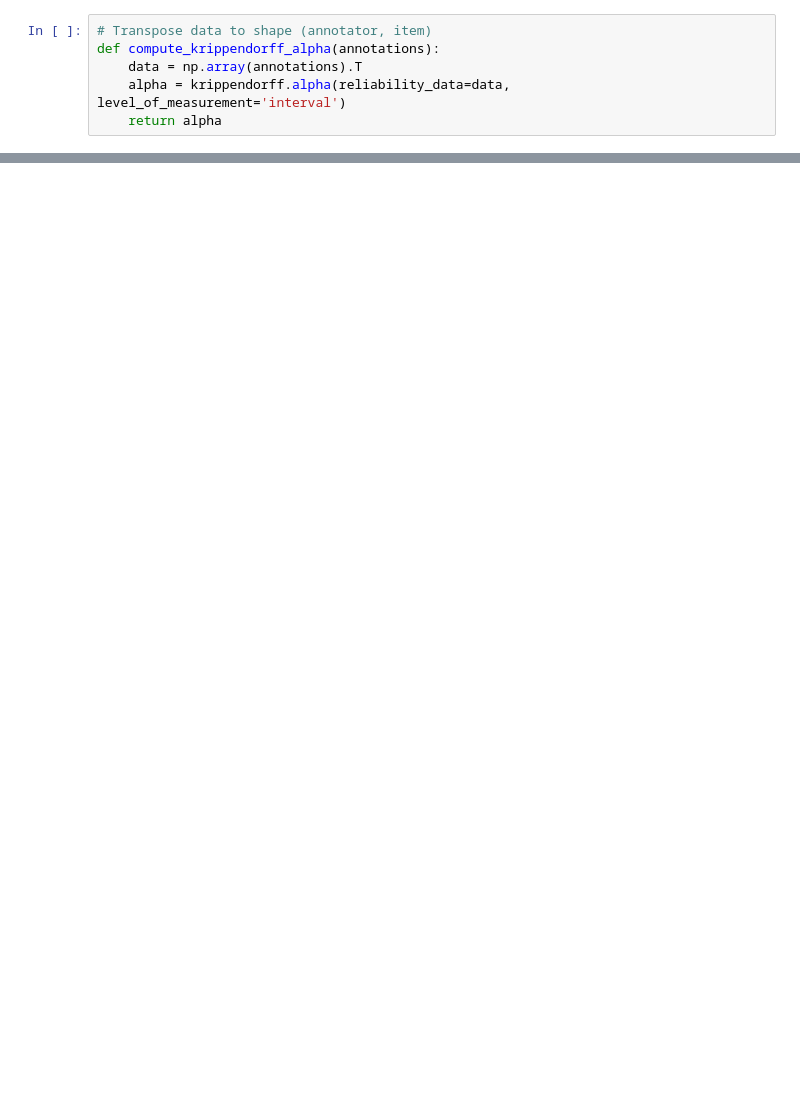
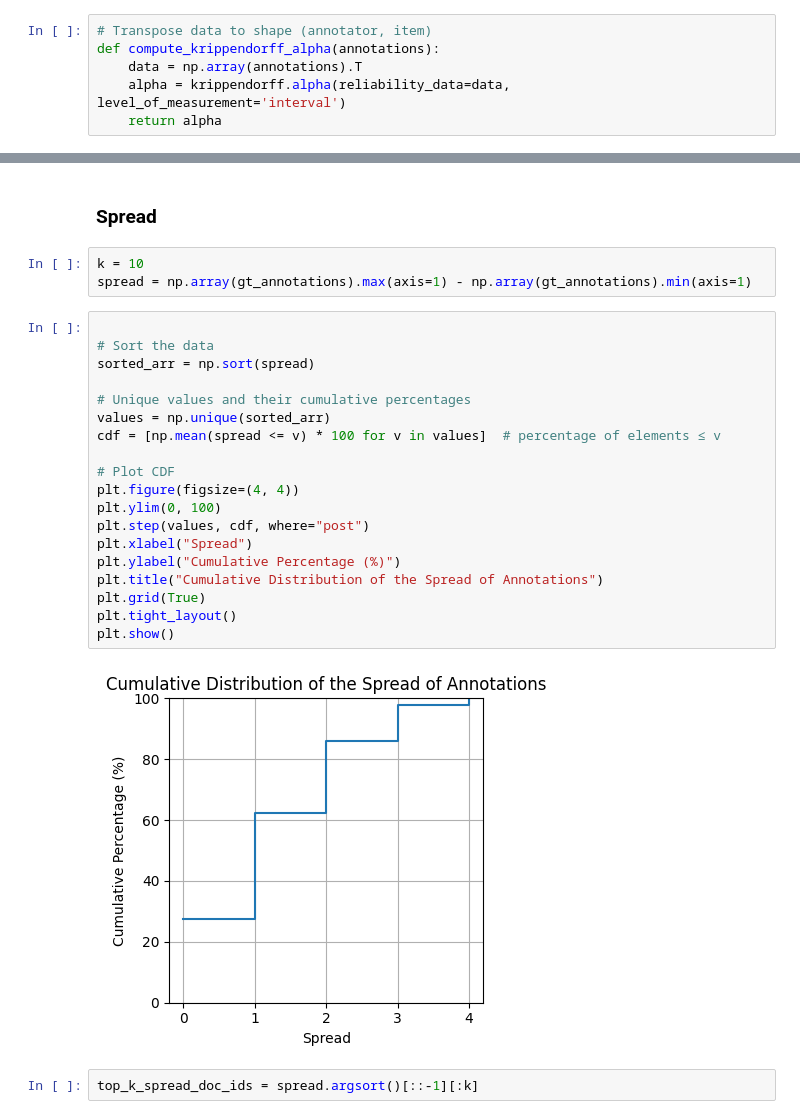
Before and after one commit to Modalities/ml_filter, a Jupyter notebook: notebooks/edu_content_human_as_a_judge.ipynb, the cells around one changed output, grey strips where cells are left out. Drawn from its saved outputs; the diff is of its cells as text; blank space fills up the shorter version.

```diff
--- a/notebooks/edu_content_human_as_a_judge.ipynb
+++ b/notebooks/edu_content_human_as_a_judge.ipynb
@@ -28,0 +69,28 @@ Krippendorff’s alpha (ordinal): 0.569
+# %% [markdown]
+### Spread
+# %%
+k = 10
+spread = np.array(gt_annotations).max(axis=1) - np.array(gt_annotations).min(axis=1)
+# %%
+
+# Sort the data
+sorted_arr = np.sort(spread)
+
+# Unique values and their cumulative percentages
+values = np.unique(sorted_arr)
+cdf = [np.mean(spread <= v) * 100 for v in values]  # percentage of elements ≤ v
+
+# Plot CDF
+plt.figure(figsize=(4, 4))
+plt.ylim(0, 100)
+plt.step(values, cdf, where="post")
+plt.xlabel("Spread")
+plt.ylabel("Cumulative Percentage (%)")
+plt.title("Cumulative Distribution of the Spread of Annotations")
+plt.grid(True)
+plt.tight_layout()
+plt.show()
+# %% [output]
+[figure, added]
+# %%
+top_k_spread_doc_ids = spread.argsort()[::-1][:k]
```
Also changed, not shown: parts of 12 cells of this notebook.
